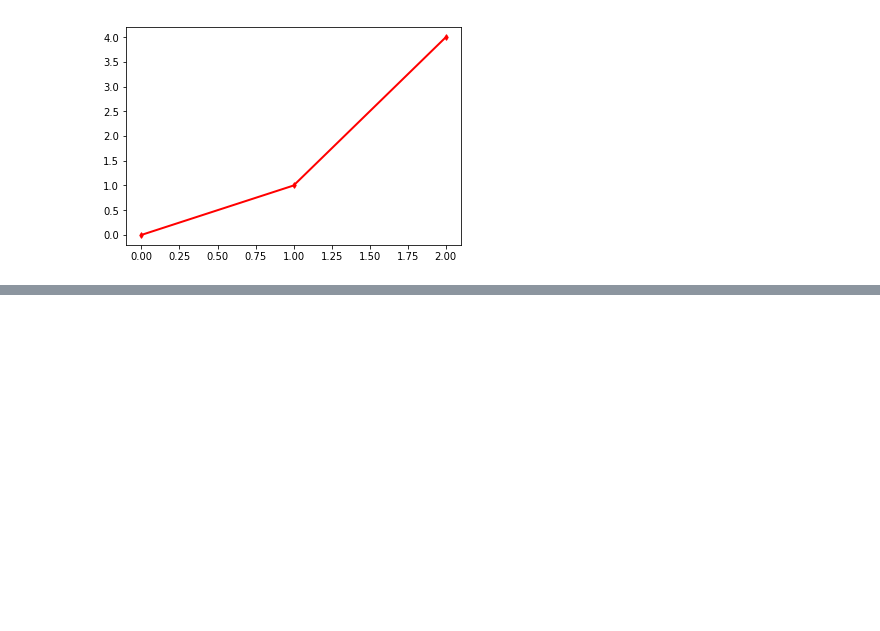
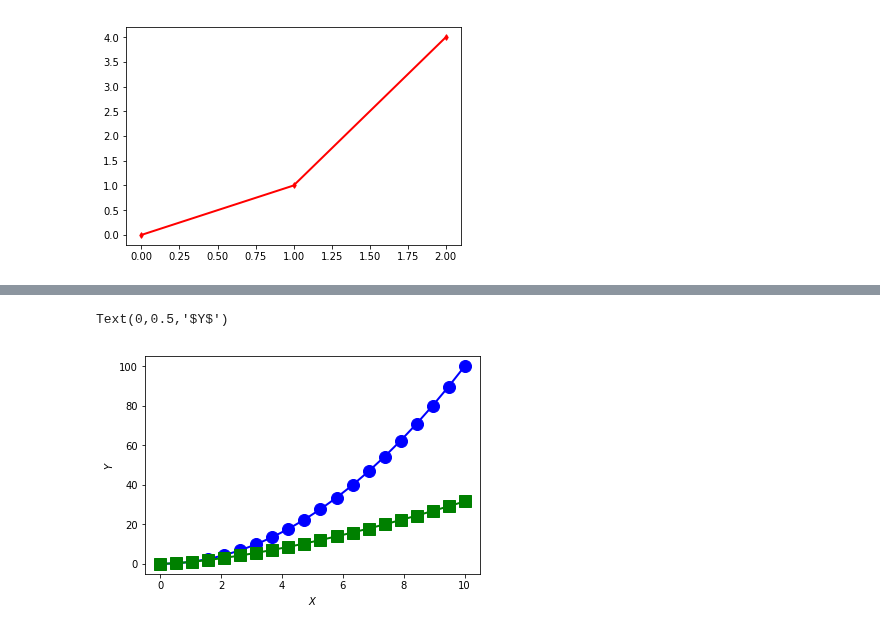
Before and after one commit to udaytak/Edx_PythonForResearch, a Jupyter notebook: CW2.ipynb, the cells around one changed output, grey strips where cells are left out. Saved outputs shown, nothing was run; the diff lists cells and outputs as text; code cells hidden in the pictures; blank space fills up the shorter version.

```diff
--- a/CW2.ipynb
+++ b/CW2.ipynb
@@ -710,0 +761,8 @@ plt.plot([0,1,2],[0,1,4],"rd-", linewidth=2, markersize=4)
+# %%
+plt.plot(x,y1, "bo-", linewidth = 2, markersize=12)
+plt.plot(x,y2,"gs-", linewidth=2, markersize=12)
+plt.xlabel("$X$")
+plt.ylabel("$Y$") #italic font
+# %% [output]
+Text(0,0.5,'$Y$')
+[figure, added]
```
Also changed, not shown: parts of 9 cells of this notebook, 1 other file.
